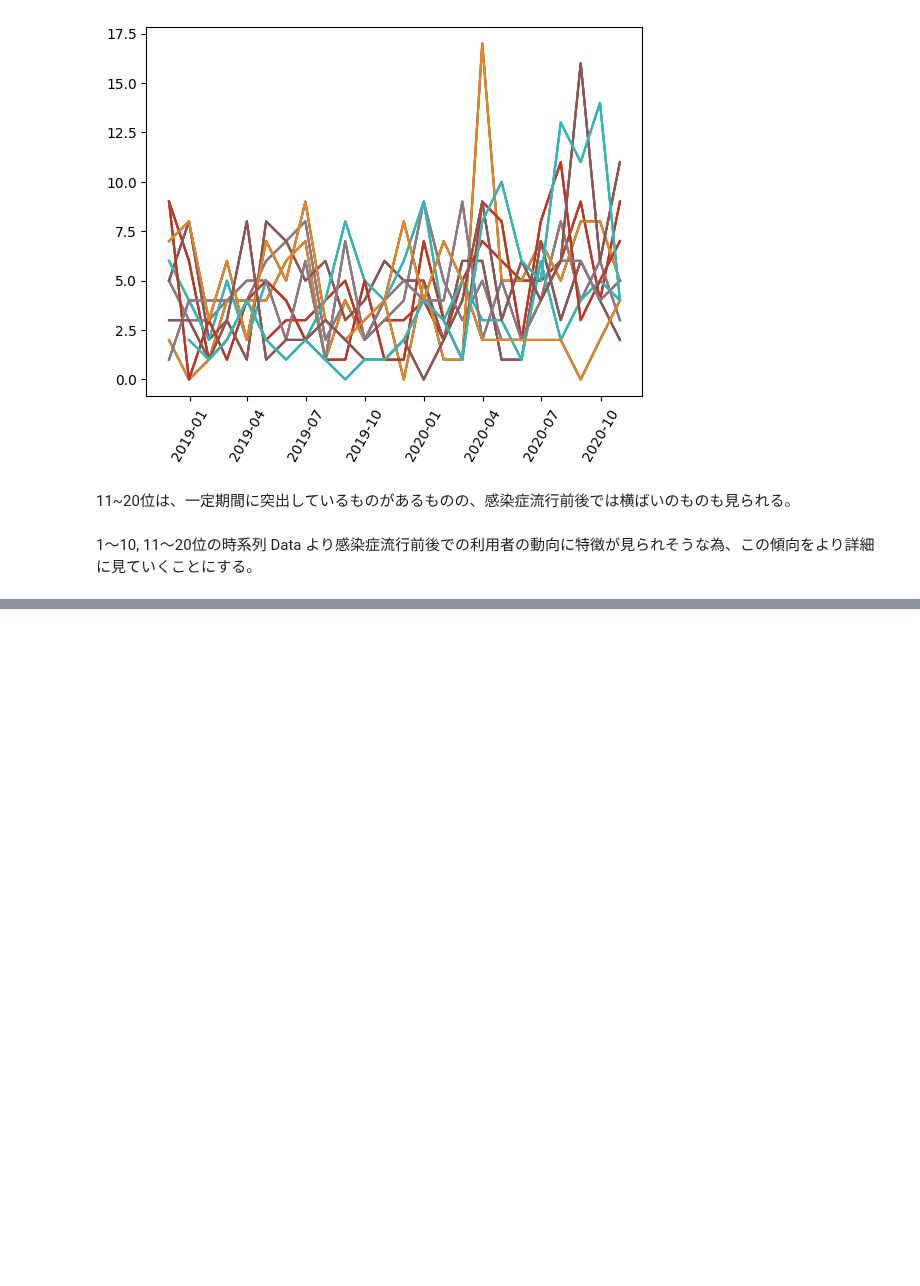
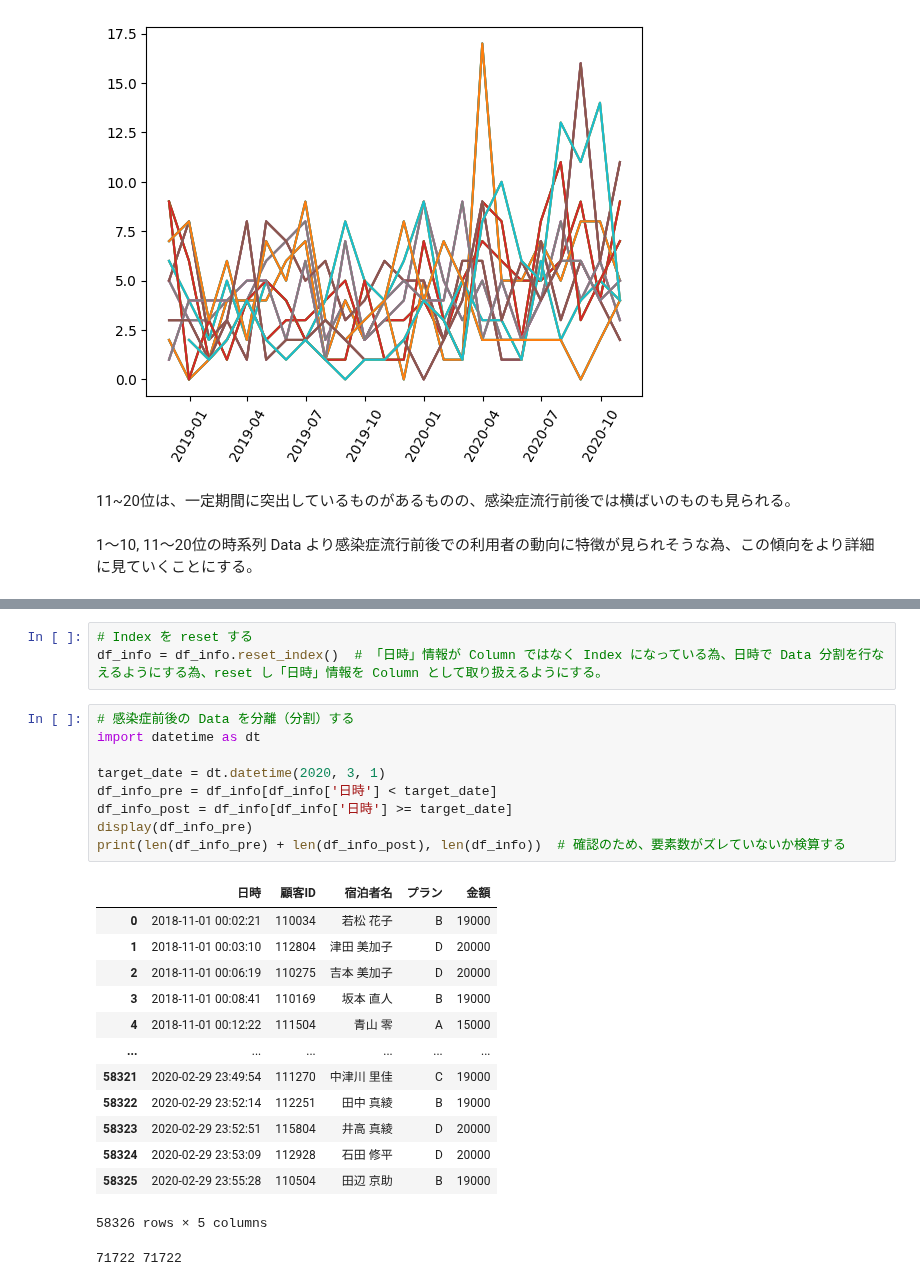
Before and after one commit to 1024xx4/math_programing_for_ai_and_ds, a Jupyter notebook: section01/section01.ipynb, the cells around one changed output, grey strips where cells are left out. Drawn from its saved outputs; the diff is of its cells as text; blank space fills up the shorter version.

```diff
--- a/section01/section01.ipynb
+++ b/section01/section01.ipynb
@@ -474,0 +483,27 @@ plt.show()
+# %%
+# Index を reset する
+df_info = df_info.reset_index()  # 「日時」情報が Column ではなく Index になっている為、日時で Data 分割を行なえるようにする為、reset し「日時」情報を Column として取り扱えるようにする。
+# %%
+# 感染症前後の Data を分離（分割）する
+import datetime as dt
+
+target_date = dt.datetime(2020, 3, 1)
+df_info_pre = df_info[df_info['日時'] < target_date]
+df_info_post = df_info[df_info['日時'] >= target_date]
+display(df_info_pre)
+print(len(df_info_pre) + len(df_info_post), len(df_info))  # 確認のため、要素数がズレていないか検算する
+# %% [output]
+|  | 日時 | 顧客ID | 宿泊者名 | プラン | 金額 |
+| 0 | 2018-11-01 00:02:21 | 110034 | 若松 花子 | B | 19000 |
+| 1 | 2018-11-01 00:03:10 | 112804 | 津田 美加子 | D | 20000 |
+| 2 | 2018-11-01 00:06:19 | 110275 | 吉本 美加子 | D | 20000 |
+| 3 | 2018-11-01 00:08:41 | 110169 | 坂本 直人 | B | 19000 |
+| 4 | 2018-11-01 00:12:22 | 111504 | 青山 零 | A | 15000 |
+| ... | ... | ... | ... | ... | ... |
+| 58321 | 2020-02-29 23:49:54 | 111270 | 中津川 里佳 | C | 19000 |
+| 58322 | 2020-02-29 23:52:14 | 112251 | 田中 真綾 | B | 19000 |
+| 58323 | 2020-02-29 23:52:51 | 115804 | 井高 真綾 | D | 20000 |
+| 58324 | 2020-02-29 23:53:09 | 112928 | 石田 修平 | D | 20000 |
+| 58325 | 2020-02-29 23:55:28 | 110504 | 田辺 京助 | B | 19000 |
+58326 rows × 5 columns
+71722 71722
```
Also changed, not shown: parts of 4 cells of this notebook.
